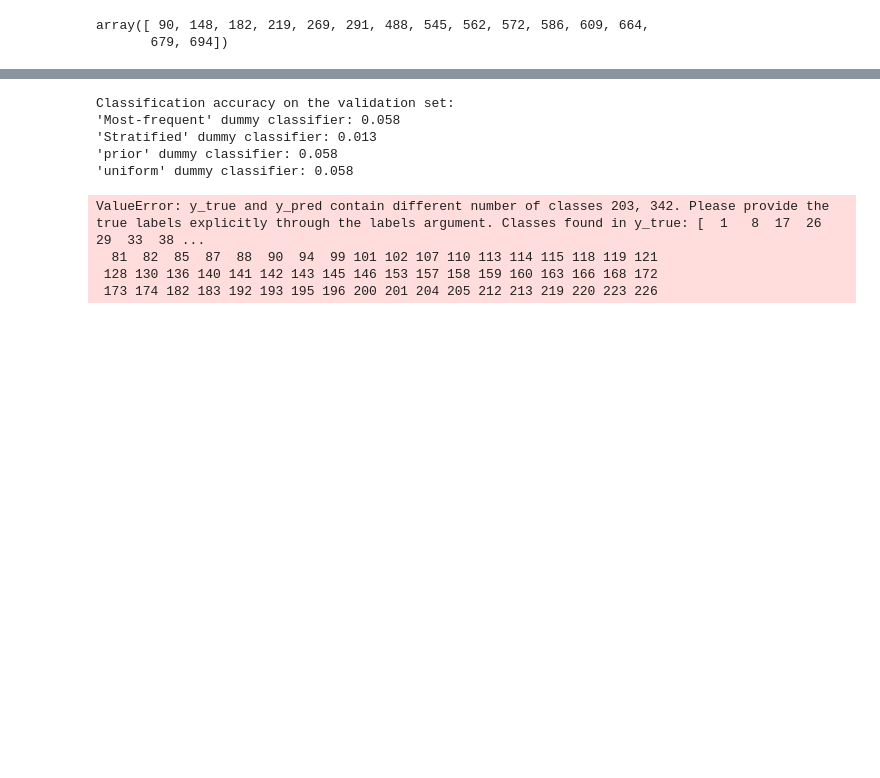
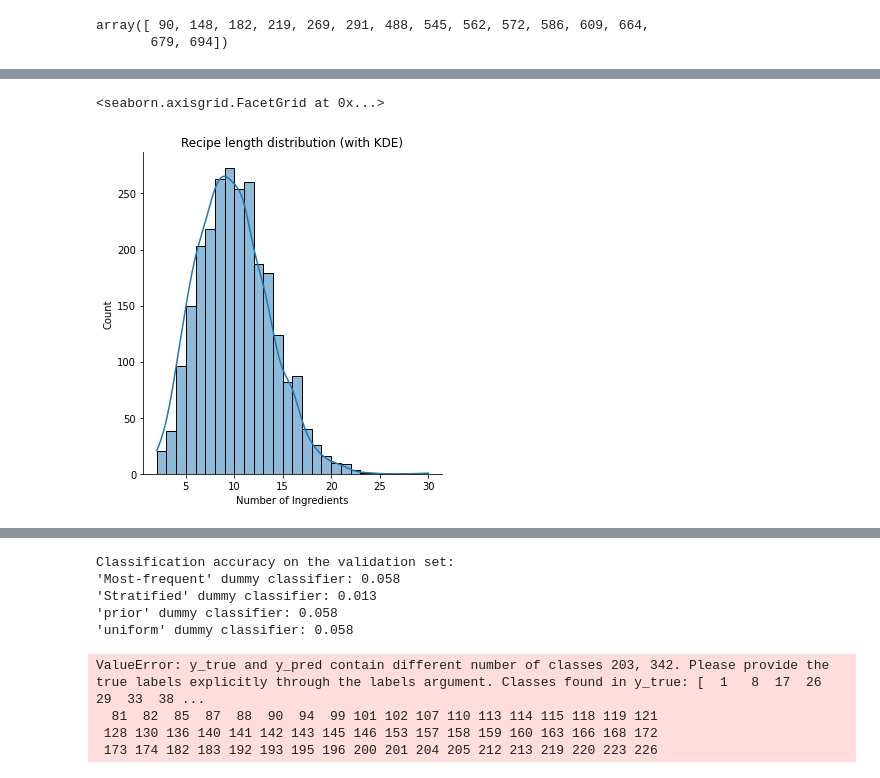
Before and after one commit to TedOiler/dme_gp, a Jupyter notebook: recipes/test.ipynb, the cells around one changed output, grey strips where cells are left out. Saved outputs shown, nothing was run; the diff lists cells and outputs as text; code cells hidden in the pictures; blank space fills up the shorter version.

Commit message:
Distribution plots

```diff
--- a/recipes/test.ipynb
+++ b/recipes/test.ipynb
@@ -78,0 +78,7 @@ y_train
+# %%
+## -- Plot number of ingredients
+ax = sns.displot(np.sum(X_train.iloc[:,:-1],axis=1), bins=np.linspace(1,29,29)+1,kde=True)
+ax.set(xlabel="Number of Ingredients", title="Recipe length distribution (with KDE)")
+# %% [output]
+<seaborn.axisgrid.FacetGrid at 0x...>
+[figure, added]
```
Also changed, not shown: parts of 4 cells of this notebook.
